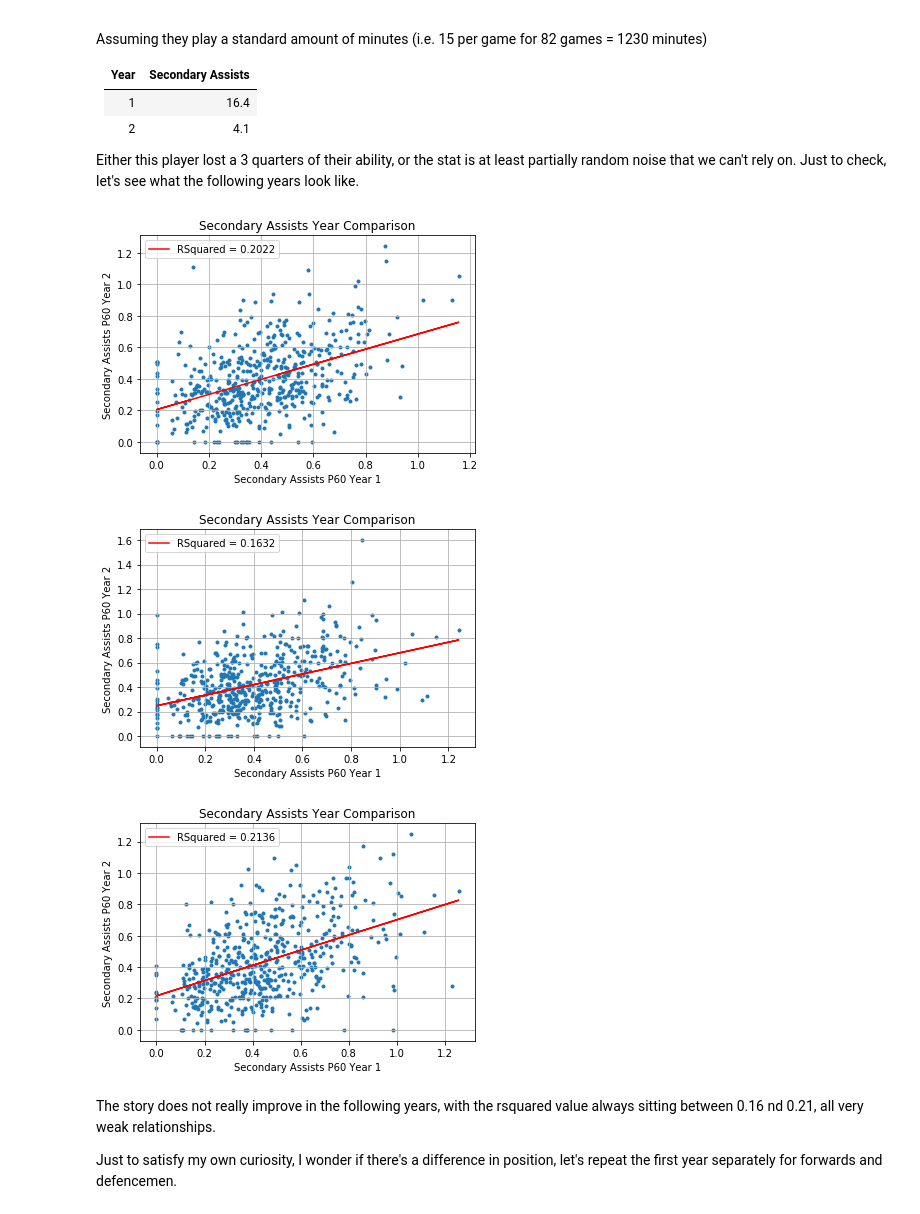
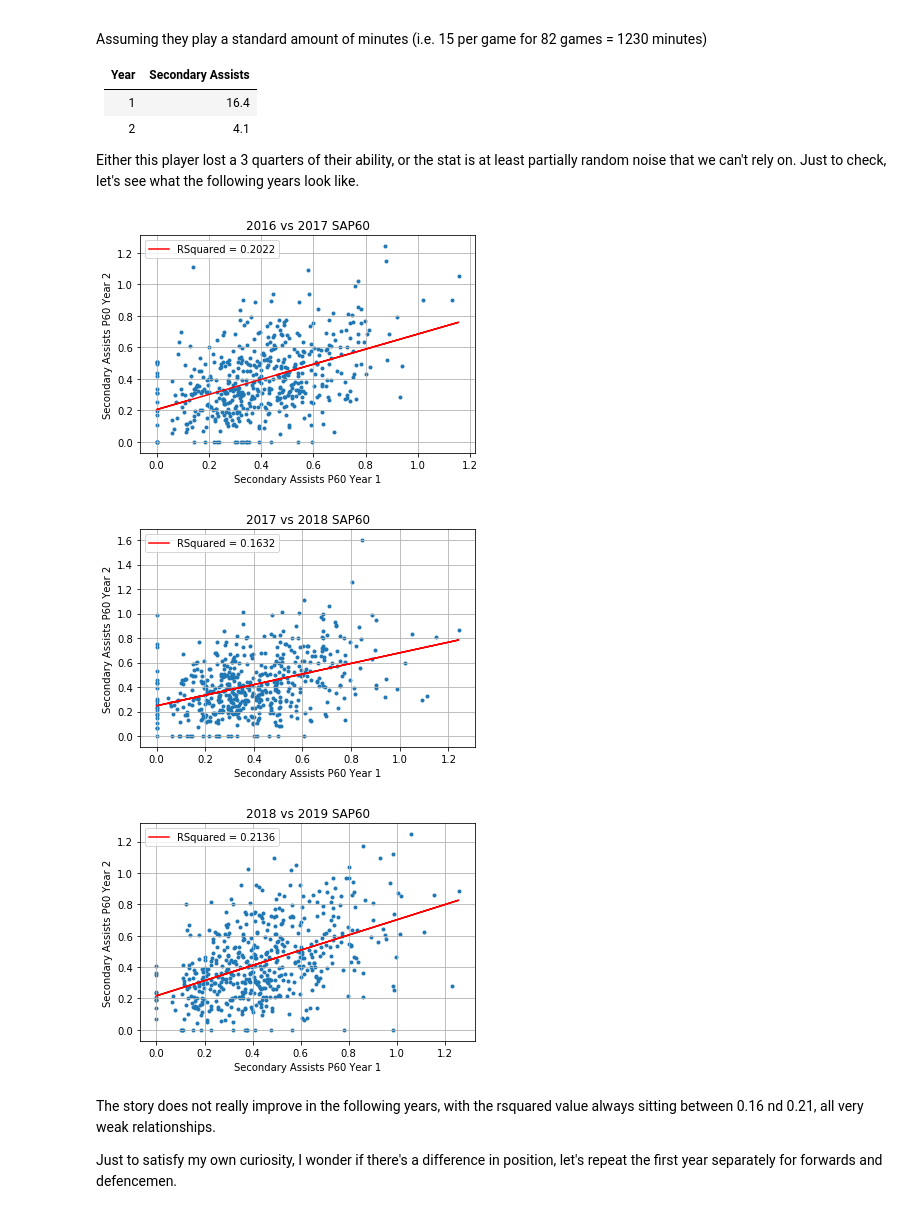
Before and after one commit to dbasilio/data-analysis-hockey, a Jupyter notebook: secondary-assists-analysis.ipynb, the cells around one changed output. Cells and saved outputs as stored; diff of their text form; code cells hidden in the pictures.

```diff
--- a/secondary-assists-analysis.ipynb
+++ b/secondary-assists-analysis.ipynb
@@ -275,7 +275,7 @@ def get_reshaped_line_of_best_fit(reshaped_data):
     result = sm.OLS(Y, X).fit()
     return result
 # %%
-def plot_scatter_with_lobf(reshaped_data, ols_results):
+def plot_scatter_with_lobf(reshaped_data, ols_results, title):
     intercept, slope = ols_results.params
     sap60_year1 = reshaped_data['SAP60_Year1']
     plt.scatter(reshaped_data['SAP60_Year1'], reshaped_data['SAP60_Year2'], marker='.')
@@ -287,7 +287,7 @@ def plot_scatter_with_lobf(reshaped_data, ols_results):
     )
     plt.xlabel("Secondary Assists P60 Year 1")
     plt.ylabel("Secondary Assists P60 Year 2")
-    plt.title("Secondary Assists Year Comparison")
+    plt.title(title)
     plt.legend()
     plt.grid()
     plt.show()
@@ -311,21 +311,21 @@ Either this player lost a 3 quarters of their ability, or the stat is at least p
 # %%
 reshaped_data_1617 = reshape_data_for_years(2016, 2017)
 ols_results_1617 = get_reshaped_line_of_best_fit(reshaped_data_1617)
-plot_scatter_with_lobf(reshaped_data_1617, ols_results_1617)
+plot_scatter_with_lobf(reshaped_data_1617, ols_results_1617, "2016 vs 2017 SAP60")
 # %% [output]
-[figure, old version]
+[figure, new version]
 # %%
 reshaped_data_1718 = reshape_data_for_years(2017, 2018)
 ols_results_1718 = get_reshaped_line_of_best_fit(reshaped_data_1718)
-plot_scatter_with_lobf(reshaped_data_1718, ols_results_1718)
+plot_scatter_with_lobf(reshaped_data_1718, ols_results_1718, "2017 vs 2018 SAP60")
 # %% [output]
-[figure, old version]
+[figure, new version]
 # %%
 reshaped_data_1819 = reshape_data_for_years(2018, 2019)
 ols_results_1819 = get_reshaped_line_of_best_fit(reshaped_data_1819)
-plot_scatter_with_lobf(reshaped_data_1819, ols_results_1819)
+plot_scatter_with_lobf(reshaped_data_1819, ols_results_1819, "2018 vs 2019 SAP60")
 # %% [output]
-[figure, old version]
+[figure, new version]
 # %% [markdown]
 The story does not really improve in the following years, with the rsquared value always sitting between 0.16 nd 0.21, all very weak relationships.
 
```
Also changed, not shown: parts of 7 cells of this notebook.
